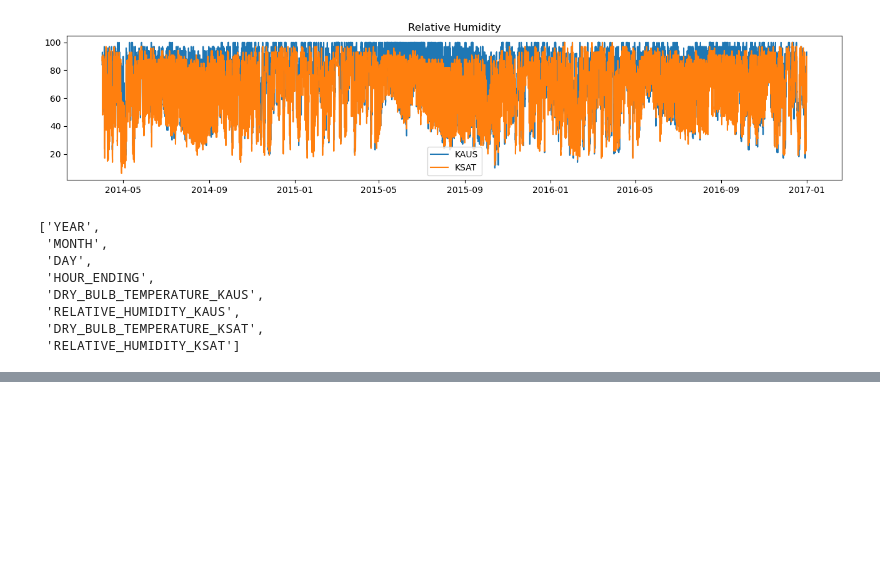
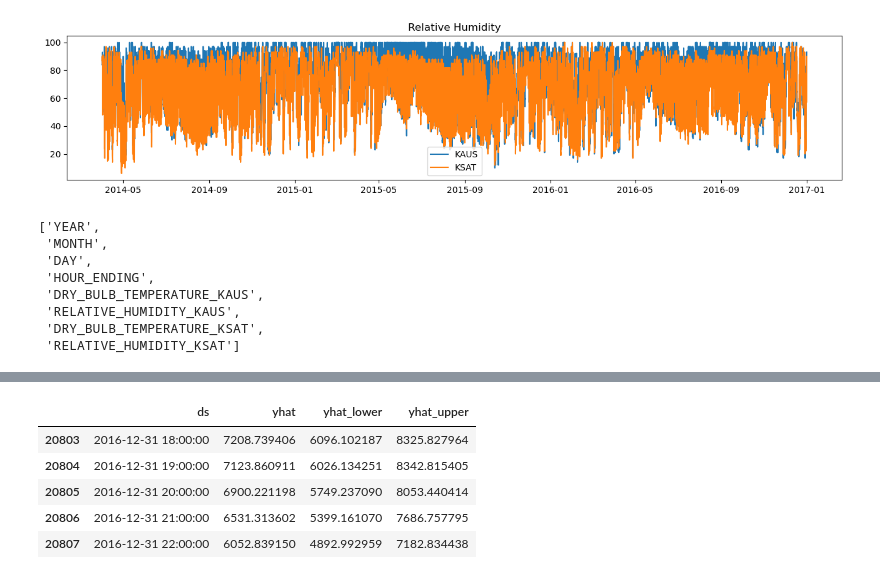
Before and after one commit to cLawson101/CS-391L-Final-Project, a Jupyter notebook: south_central_wz_transformer-prophet.ipynb, the cells around one changed output, grey strips where cells are left out. Saved outputs shown, nothing was run; the diff lists cells and outputs as text; code cells hidden in the pictures; blank space fills up the shorter version.

```diff
--- a/south_central_wz_transformer-prophet.ipynb
+++ b/south_central_wz_transformer-prophet.ipynb
@@ -192,0 +168,10 @@ fig1 = m.plot(forecast)
+# %%
+forecast = m.predict(train)
+forecast[['ds', 'yhat', 'yhat_lower', 'yhat_upper']].tail()
+# %% [output]
+|  | ds | yhat | yhat_lower | yhat_upper |
+| 20803 | 2016-12-31 18:00:00 | 7208.739406 | 6096.102187 | 8325.827964 |
+| 20804 | 2016-12-31 19:00:00 | 7123.860911 | 6026.134251 | 8342.815405 |
+| 20805 | 2016-12-31 20:00:00 | 6900.221198 | 5749.237090 | 8053.440414 |
+| 20806 | 2016-12-31 21:00:00 | 6531.313602 | 5399.161070 | 7686.757795 |
+| 20807 | 2016-12-31 22:00:00 | 6052.839150 | 4892.992959 | 7182.834438 |
```
Also changed, not shown: parts of 17 cells of this notebook.
